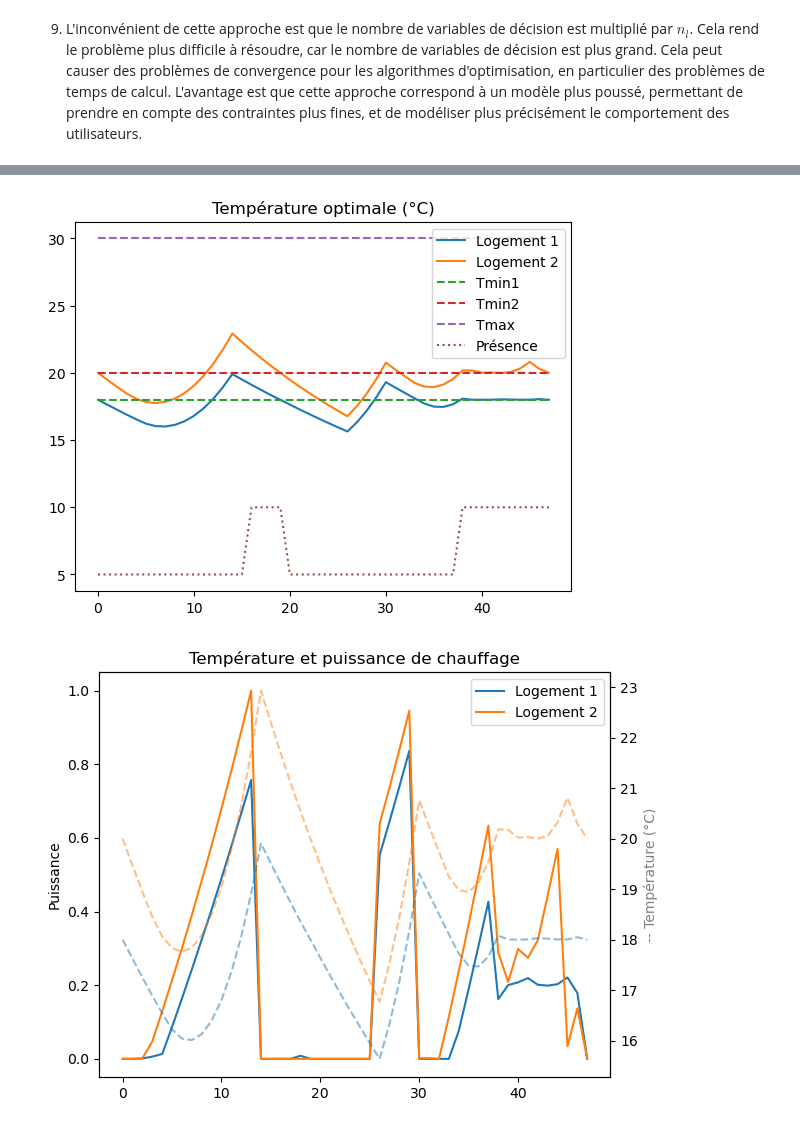
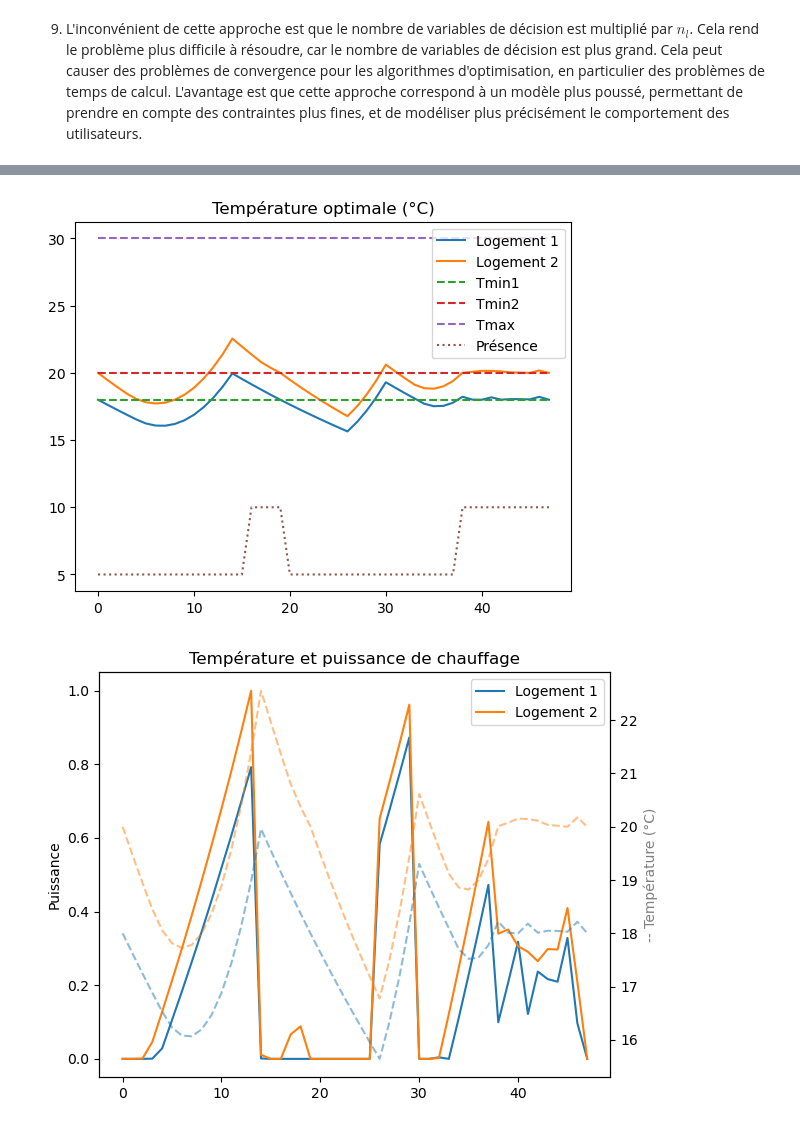
Before and after one commit to donatiendelachesnais/Projet_gr1, a Jupyter notebook: Projet_optim.ipynb, the cells around one changed output, grey strips where cells are left out. Drawn from its saved outputs; the diff is of its cells as text; code cells hidden in the pictures.

```diff
--- a/Projet_optim.ipynb
+++ b/Projet_optim.ipynb
@@ -194,8 +194,8 @@ def Temp(P):
     Ti = np.zeros(N)
     Ti[:2] = np.array([Tm1,Tm2])
     for i in range(2, N, n_l):
-        Ti[i] = cst*Ti[i-2] +(1-cst)/(2*h+k)*(b*P[i-2]+h*Tiext[i//n_l-1]+h*Ti[i-1])
-        Ti[i+1] = cst*Ti[i-1] +(1-cst)/(2*h+k)*(b*P[i-1]+h*Tiext[i//n_l-1]+h*Ti[i-2])
+        Ti[i] = cst*Ti[i-2] +(1-cst)/(2*h+k)*(b*P[i-2]+h*Tiext[i//n_l]+h*Ti[i-1])
+        Ti[i+1] = cst*Ti[i-1] +(1-cst)/(2*h+k)*(b*P[i-1]+h*Tiext[i//n_l]+h*Ti[i-2])
     return Ti
 
 ##Contraintes
@@ -269,5 +269,5 @@ plt.show()
-[figure, old version]
+[figure, new version]
-[figure, old version]
+[figure, new version]
 # %% [markdown]
 11. (a) Pour notre problème, l'algorithme de décomposition/coordination s'écrit comme suit :
 
```
Also changed, not shown: parts of 4 cells of this notebook.
